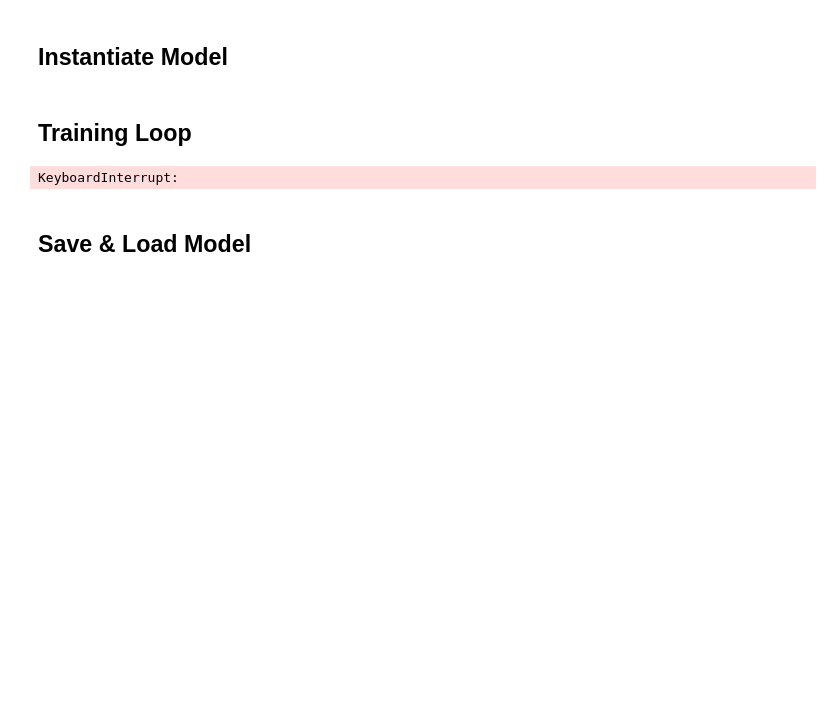
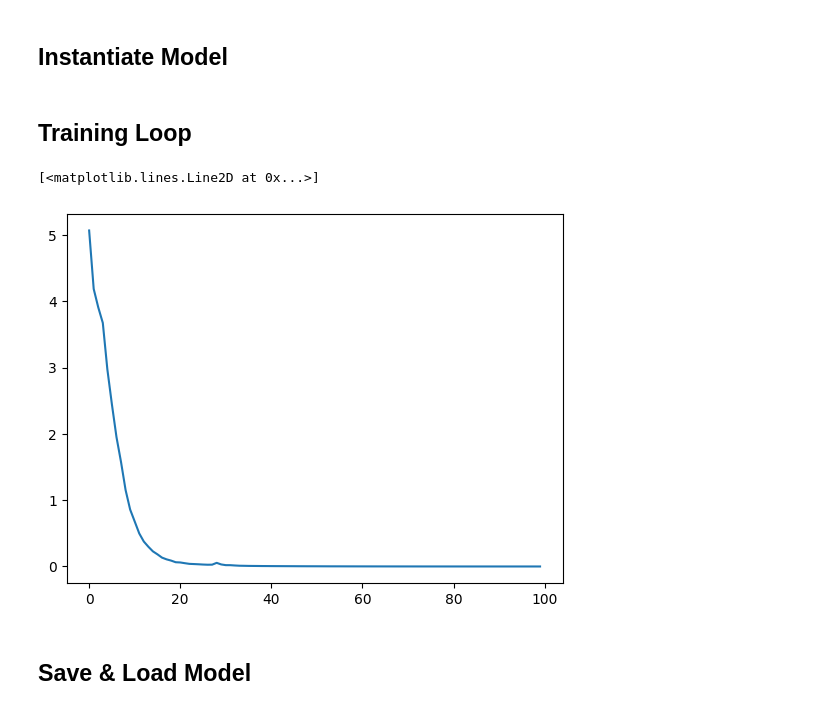
Before and after one commit to ultimateabhi719/transformer_from_scratch, a Jupyter notebook: transformer-from-scratch-using-pytorch.ipynb, the cells around one changed output. Drawn from its saved outputs; the diff is of its cells as text; code cells hidden in the pictures; blank space fills up the shorter version.

```diff
--- a/transformer-from-scratch-using-pytorch.ipynb
+++ b/transformer-from-scratch-using-pytorch.ipynb
@@ -207,6 +208,7 @@ class Transformer(nn.Module):
 
             unfinished_seq[(out_labels[:,-1] == eos_token_id).cpu().numpy()] = 0
 
+            i += 1;
         return out_labels
 
 
@@ -268,6 +268,6 @@ len(dataset['train'])
 # %%
-# subset = list(range(0, 16))
-# dataset['train'] = torch.utils.data.Subset(dataset['train'], subset)
-# dataset['validation'] = torch.utils.data.Subset(dataset['validation'], subset)
+subset = list(range(0, 16))
+dataset['train'] = torch.utils.data.Subset(dataset['train'], subset)
+dataset['validation'] = torch.utils.data.Subset(dataset['validation'], subset)
 # %%
 BS = 2
@@ -307,17 +302,14 @@ optimizer = optim.Adam(transformer.parameters(), lr=0.0001, betas=(0.9, 0.98), e
 
 transformer.train();
 # %%
-
-for epoch in range(10):
+loss_history = []
+for epoch in range(100):
     epoch_loss = 0
-    num_train_batches = len(train_loader)
-
-    batch = 0
-    for b in tqdm(train_loader):
+    pbar = tqdm(train_loader)
+    for batch, b in enumerate(pbar):
         if (batch+1%40000)==0:
             PATH = f"./transformer_epoch_{epoch}_batch_{batch}.pth"
             torch.save(transformer.state_dict(), PATH)
-            print(f"file saved: {PATH}", flush=True)
 
         hi_token = hi_tokenizer(b['translation']['hi'], padding=True, truncation=True, return_tensors="pt")
         en_token = en_tokenizer(b['translation']['en'], padding=True, truncation=True, return_tensors="pt")
@@ -336,17 +328,15 @@ for epoch in range(10):
         optimizer.step()
 
         epoch_loss += loss.item()
+        pbar.set_description(f"Epoch: {epoch}, Loss: {epoch_loss/(batch+1)/BS:.5f} ")
 
-        batch += 1
-
-    print(f"Epoch: {epoch}, Loss: {epoch_loss/num_train_batches}")
+    loss_history.append(epoch_loss/len(train_loader)/BS)
-# %% [output]
-KeyboardInterrupt:
 # %%
-# from numba import cuda
-
-# # cuda.select_device(0) # choosing second GPU
-# cuda.close()
+%matplotlib inline
+plt.plot(loss_history)
+# %% [output]
+[<matplotlib.lines.Line2D at 0x...>]
+[figure, added]
 # %% [markdown]
 ## Save & Load Model
 # %%
```
Also changed, not shown: parts of 19 cells of this notebook, 1 other file.
